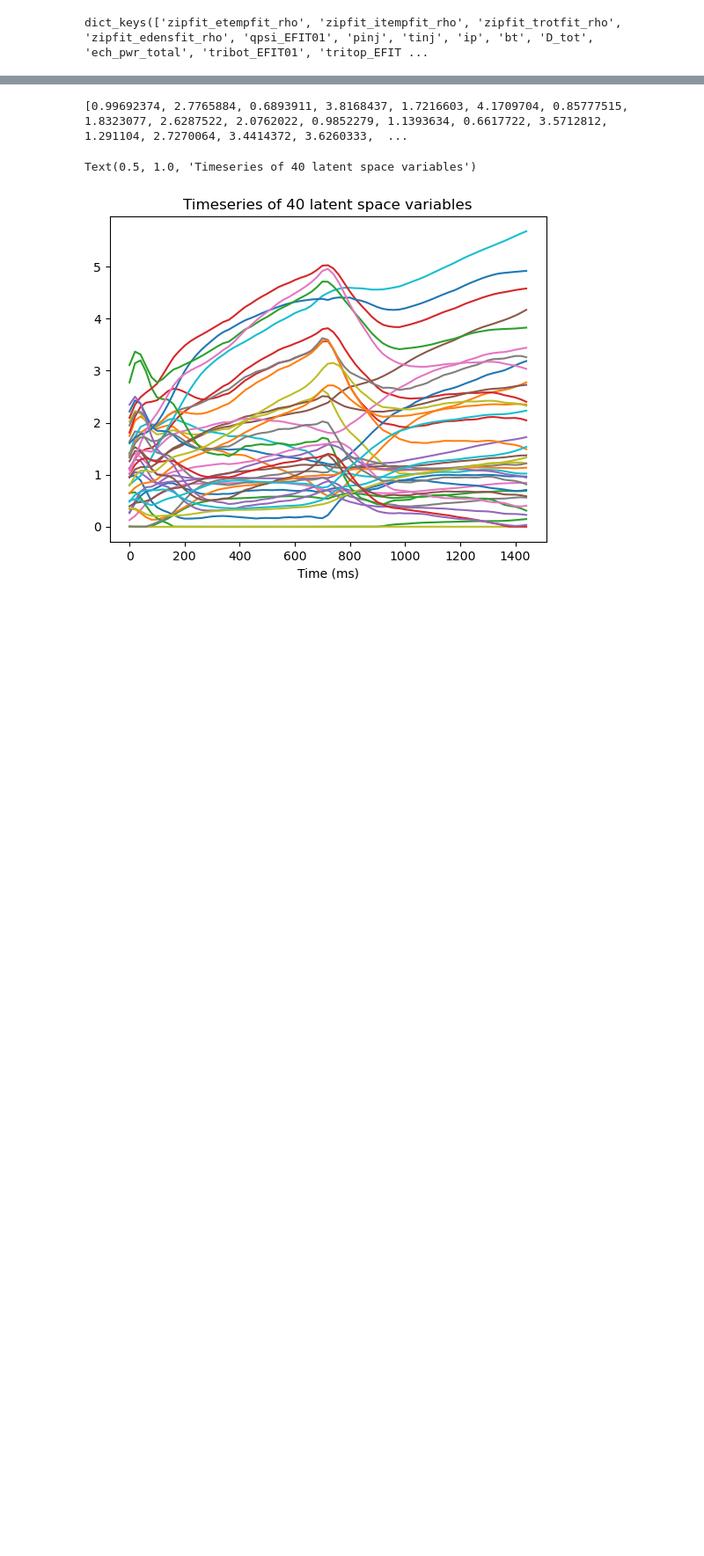
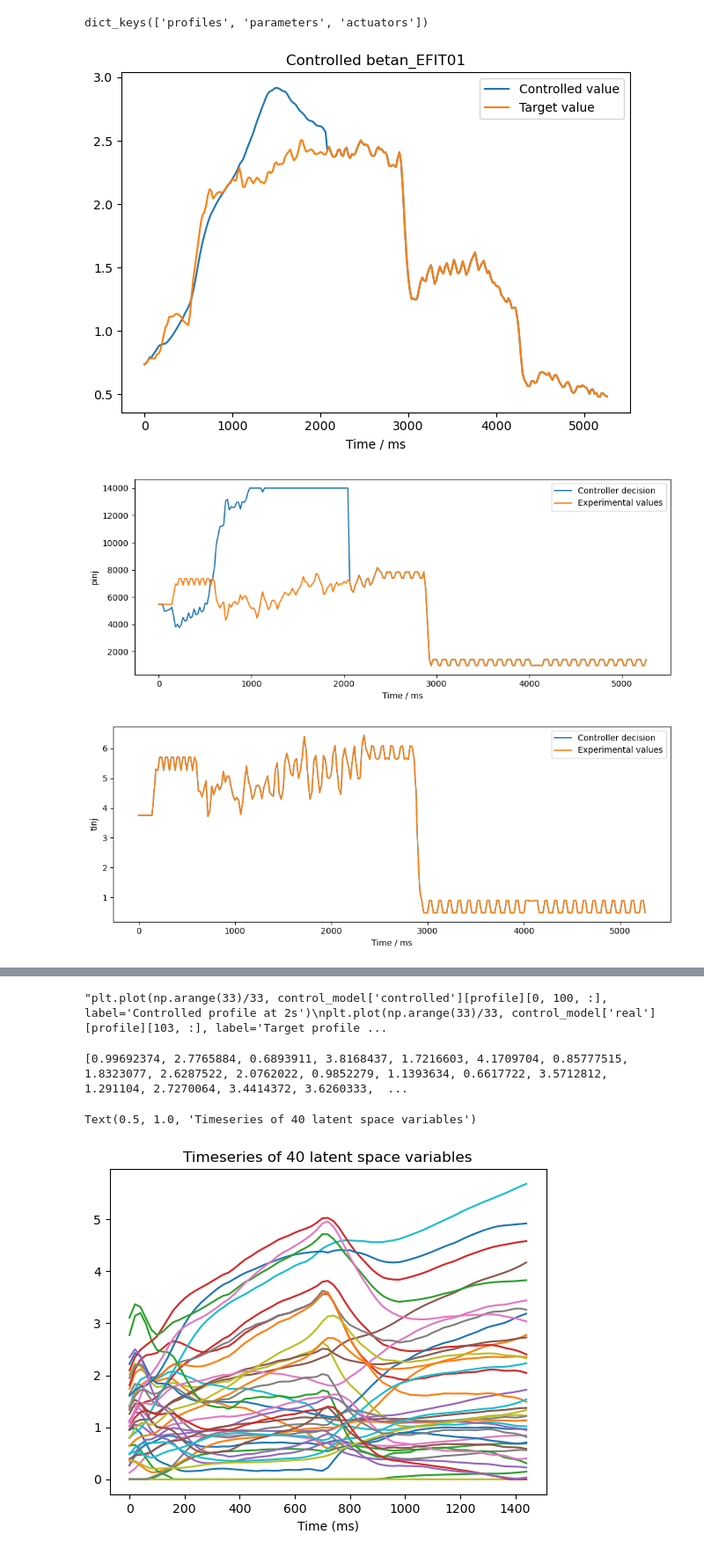
Before and after one commit to PlasmaControl/PlasmaEvolution, a Jupyter notebook: control_plotter.ipynb, the cells around one changed output, grey strips where cells are left out. Shown at 88% size. Cells and saved outputs as stored; diff of their text form; code cells hidden in the pictures; blank space fills up the shorter version.

Commit message:
fix control_simulation off by 1 errors, improve save file formatting

```diff
--- a/control_plotter.ipynb
+++ b/control_plotter.ipynb
@@ -14,4 +14,14 @@ import prediction_helpers
 import osqp
 import scipy as sp
 from scipy import sparse
+# %%
+plt.rcParams.update({
+    'font.size': 14,        # Global font size
+    'axes.titlesize': 16,   # Font size of the axes title
+    'axes.labelsize': 14,   # Font size of the x and y labels
+    'xtick.labelsize': 12,  # Font size of the x tick labels
+    'ytick.labelsize': 12,  # Font size of the y tick labels
+    'legend.fontsize': 12,  # Font size of the legend
+    'figure.titlesize': 16  # Font size of the figure title
+})
 # %%
@@ -36,9 +46,61 @@ latent_dim = int(config_linear['HiroLRAN']['latent_dim'])
 data_filename = config['preprocess']['preprocessed_data_filenamebase'] + 'val.pkl'
 # %%
 import pickle
-index = 21
-with open(f'control_pickles/{lstm_model_name}{linear_model_name}{index}.pkl', 'rb') as f:
+index =50
+with open(f'control_pickles/improved{lstm_model_name}{linear_model_name}{index}.pkl', 'rb') as f:
     control_model = pickle.load(f)
 print(control_model['controlled'].keys())
 # %% [output]
-dict_keys(['zipfit_etempfit_rho', 'zipfit_itempfit_rho', 'zipfit_trotfit_rho', 'zipfit_edensfit_rho', 'qpsi_EFIT01', 'pinj', 'tinj', 'ip', 'bt', 'D_tot', 'ech_pwr_total', 'tribot_EFIT01', 'tritop_EFIT ...
+dict_keys(['profiles', 'parameters', 'actuators'])
+# %%
+#controller_actuators = ['pinj']
+times = control_model['time']
+
+for i, profile in enumerate(controller_profiles):
+    plt.figure(figsize=(10, 4))
+    plt.plot(times, control_model['controlled']['profiles'][0, i, :, 0], label='Controlled value')
+    plt.plot(times, control_model['real']['profiles'][0, i, :, 0], label='Target value')
+    #plt.title(f'Controlled {profile}')
+    plt.ylabel(f'{profile}')
+    #plt.title(r'Controlling $T_e$ using $P_{NBI}$ for shot 193775')
+    #plt.ylabel(r'$T_{e0}$')
+    plt.legend()
+    plt.tight_layout()
+    #plt.savefig('control_te.svg')
+    plt.show()
+for i, parameter in enumerate(controller_parameters):
+    plt.plot(times, control_model['controlled']['parameters'][0, i, :], label='Controlled value')
+    plt.plot(times, control_model['real']['parameters'][0, i, :], label='Target value')
+    plt.title(f'Controlled {parameter}')
+    plt.xlabel('Time / ms')
+    plt.legend()
+    plt.tight_layout()
+    plt.show()
+for i, actuator in enumerate(controller_actuators):
+    plt.figure(figsize=(10, 4))
+    plt.plot(times, control_model['controlled']['actuators'][0, i, :], label='Controller decision')
+    plt.plot(times, control_model['real']['actuators'][0, i, :], label='Experimental values')
+    #plt.title(f'Controlled {actuator}')
+    #plt.ylabel('NBI power / MW')
+    plt.ylabel(f'{actuator}')
+    plt.xlabel('Time / ms')
+    plt.legend()
+    #plt.xlim(0, 4000)
+    plt.tight_layout()
+    plt.show()
+
+'''plt.plot(np.arange(33)/33, control_model['controlled'][profile][0, 100, :], label='Controlled profile at 2s')
+plt.plot(np.arange(33)/33, control_model['real'][profile][103, :], label='Target profile at 2s')
+#plt.title(f'Controlled {profile}')
+#plt.ylabel(f'{profile}')
+plt.ylabel(r'$T_{e0}$')
+plt.xlabel(r'$\rho$')
+plt.legend()
+plt.xlim(0, 1)
+plt.tight_layout()
+plt.savefig('control_te_profile.svg')
+plt.show()'''
+# %% [output]
+[figure, added]
+[figure, added]
+[figure, added]
@@ -45,3 +117,4 @@ dict_keys(['zipfit_etempfit_rho', 'zipfit_itempfit_rho', 'zipfit_trotfit_rho', '
+"plt.plot(np.arange(33)/33, control_model['controlled'][profile][0, 100, :], label='Controlled profile at 2s')\nplt.plot(np.arange(33)/33, control_model['real'][profile][103, :], label='Target profile ...
 # %%
 latent_space = np.array(control_model['latent'])
 latent_size = []
```
Also changed, not shown: parts of 3 cells of this notebook, 1 other file.
